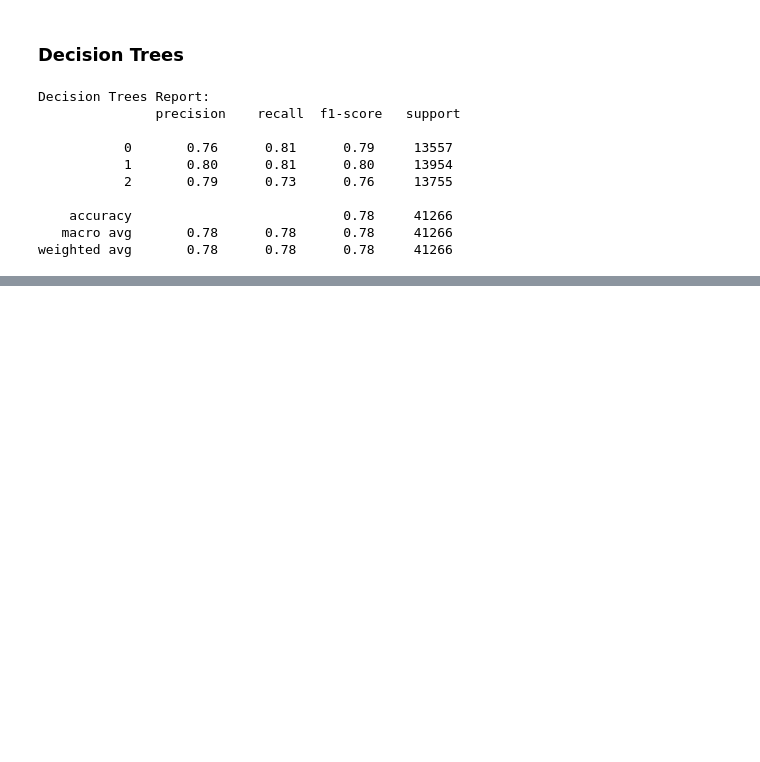
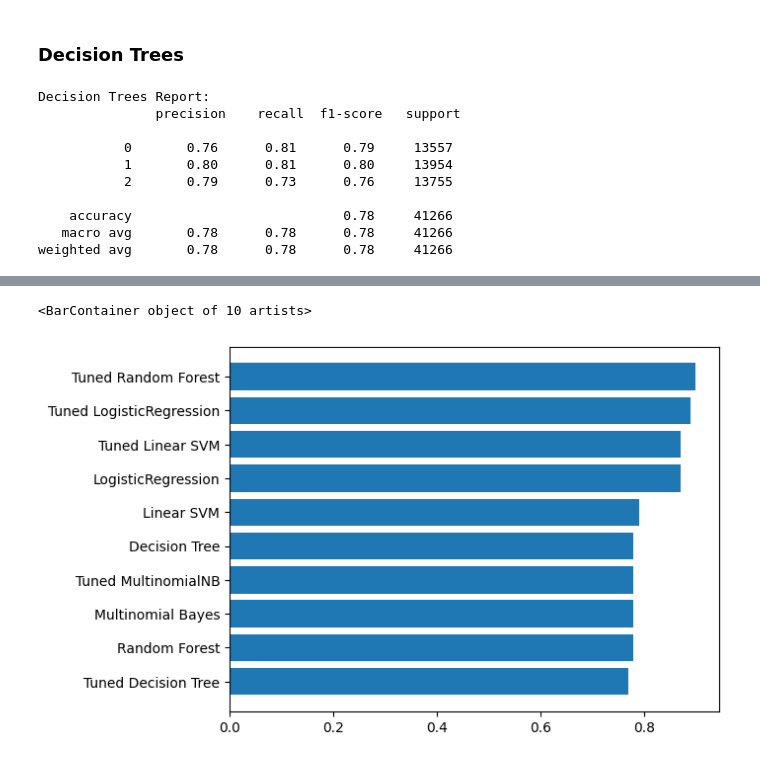
Before and after one commit to ggeorgekkariuki/Sentiment-Analysis, a Jupyter notebook: index.ipynb, the cells around one changed output, grey strips where cells are left out. Drawn from its saved outputs; the diff is of its cells as text; code cells hidden in the pictures; blank space fills up the shorter version.

Commit message:
Func for Modelling and Hyperparameter tuning and comments added, Evaluation Section added

```diff
--- a/index.ipynb
+++ b/index.ipynb
@@ -655,0 +706,28 @@ weighted avg       0.85      0.87      0.84     85955
+# %%
+# Model Names
+models = ['LogisticRegression', 'Tuned LogisticRegression',
+          'Random Forest', 'Tuned Random Forest',
+          'Linear SVM', 'Tuned Linear SVM',
+          'Multinomial Bayes', 'Tuned MultinomialNB',
+          'Decision Tree', 'Tuned Decision Tree']
+
+# Scores
+model_accuracy_scores = [0.87, 0.89, 0.78, 0.90, 0.79, 0.87, 0.78, 0.78, 0.78, 0.77]
+model_recall_scores =   [0.87, 0.89, 0.78, 0.90, 0.79, 0.64, 0.78, 0.78, 0.78, 0.77]
+
+# Creating a dictionary with model names as keys and metric scores as values
+data = {
+    "models": models,
+    "accuracy": model_accuracy_scores,
+    "recall": model_recall_scores
+}
+
+# Creating the DataFrame
+evaluation_df = pd.DataFrame(data=data)
+
+# Sort Order
+evaluation_df.sort_values(by='accuracy', ascending=True, inplace=True)
+
+# Displaying the DataFrame
+print("Resuts with TF-IDF")
+print(evaluation_df)
@@ -655,0 +747,5 @@ weighted avg       0.85      0.87      0.84     85955
+# %%
+plt.barh(y=evaluation_df['models'], width=evaluation_df['accuracy'])
+# %% [output]
+<BarContainer object of 10 artists>
+[figure, added]
```
Also changed, not shown: parts of 38 cells of this notebook.
